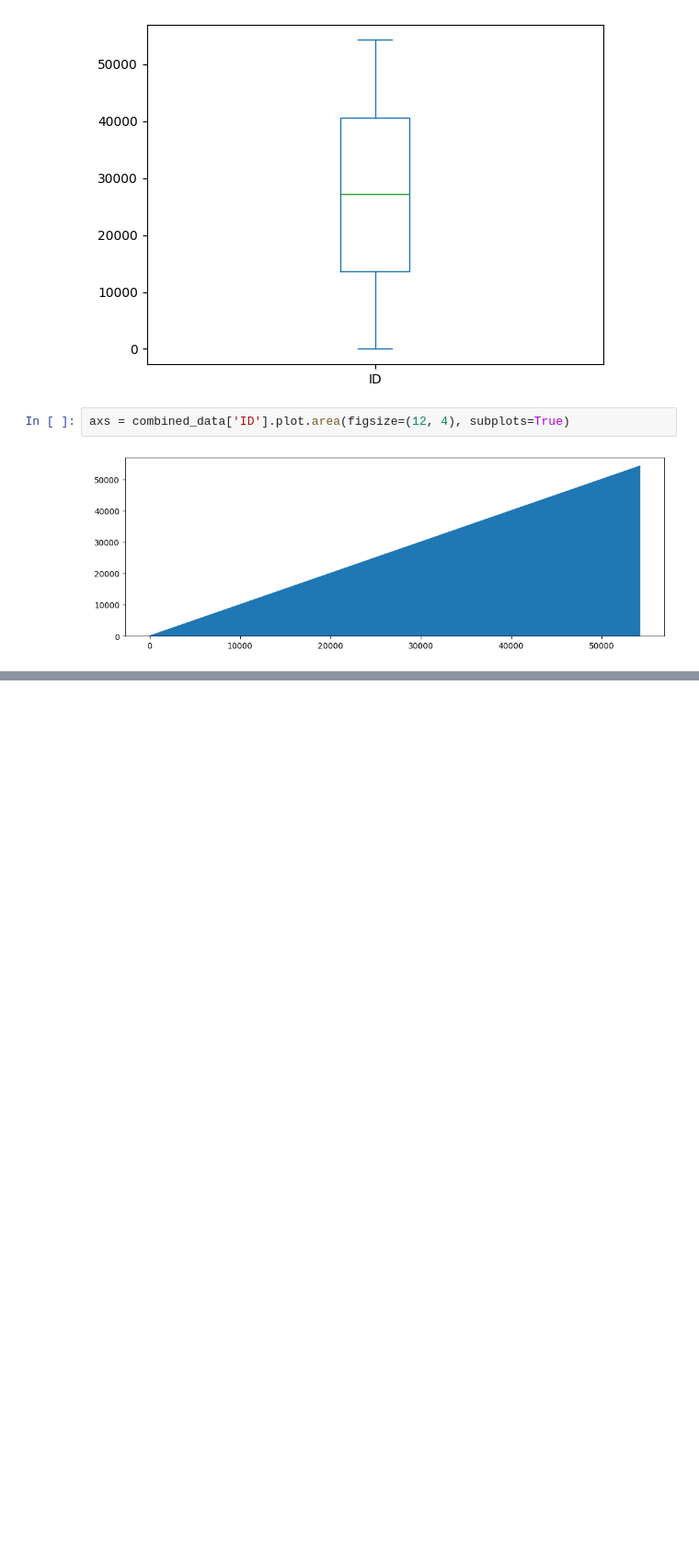
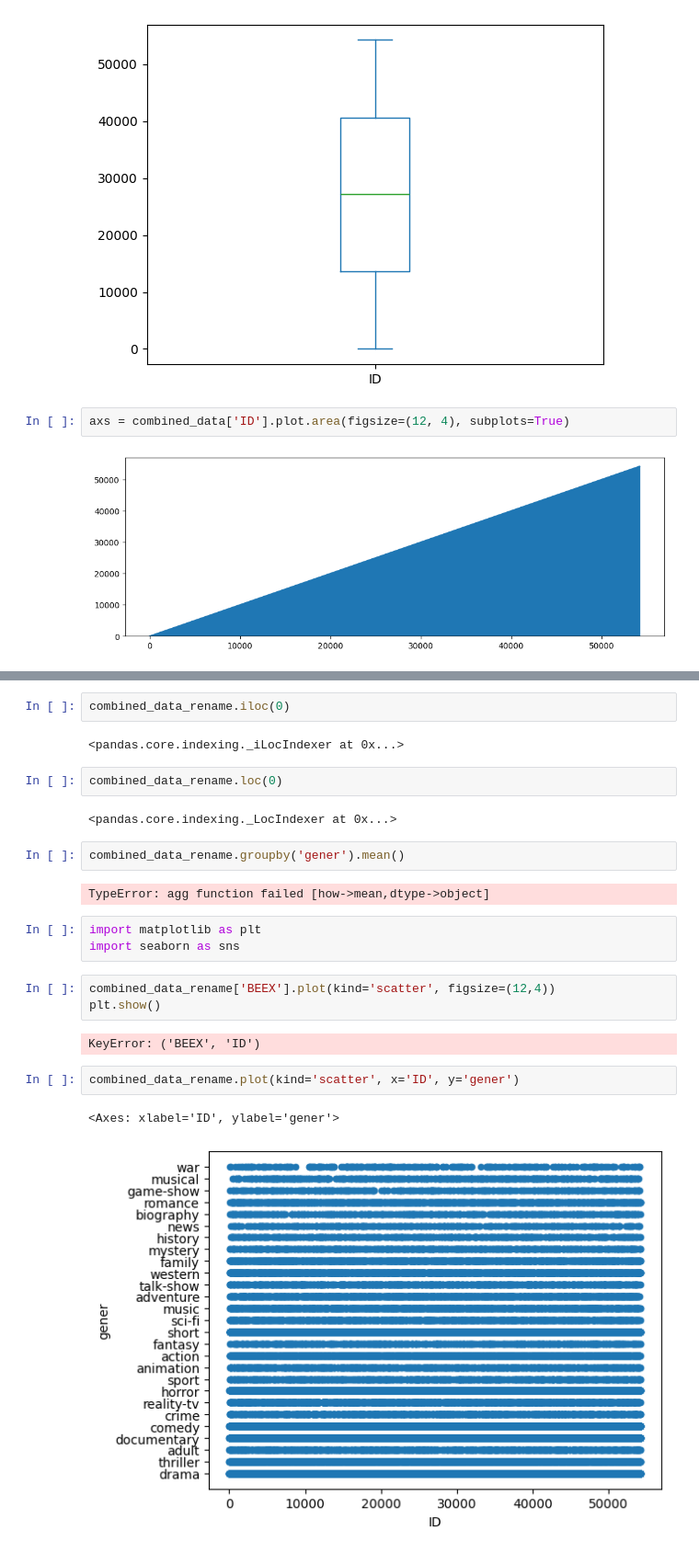
Before and after one commit to beex30/MOVIE_GENRE_PREDICTION, a Jupyter notebook: notebook/eda.ipynb, the cells around one changed output, grey strips where cells are left out. Shown at 92% size. Drawn from its saved outputs; the diff is of its cells as text; blank space fills up the shorter version.

```diff
--- a/notebook/eda.ipynb
+++ b/notebook/eda.ipynb
@@ -237,0 +425,25 @@ axs = combined_data['ID'].plot.area(figsize=(12, 4), subplots=True)
+# %%
+combined_data_rename.iloc(0)
+# %% [output]
+<pandas.core.indexing._iLocIndexer at 0x...>
+# %%
+combined_data_rename.loc(0)
+# %% [output]
+<pandas.core.indexing._LocIndexer at 0x...>
+# %%
+combined_data_rename.groupby('gener').mean()
+# %% [output]
+TypeError: agg function failed [how->mean,dtype->object]
+# %%
+import matplotlib as plt
+import seaborn as sns
+# %%
+combined_data_rename['BEEX'].plot(kind='scatter', figsize=(12,4))
+plt.show()
+# %% [output]
+KeyError: ('BEEX', 'ID')
+# %%
+combined_data_rename.plot(kind='scatter', x='ID', y='gener')
+# %% [output]
+<Axes: xlabel='ID', ylabel='gener'>
+[figure, added]
```
Also changed, not shown: parts of 25 cells of this notebook, 1 other file.
